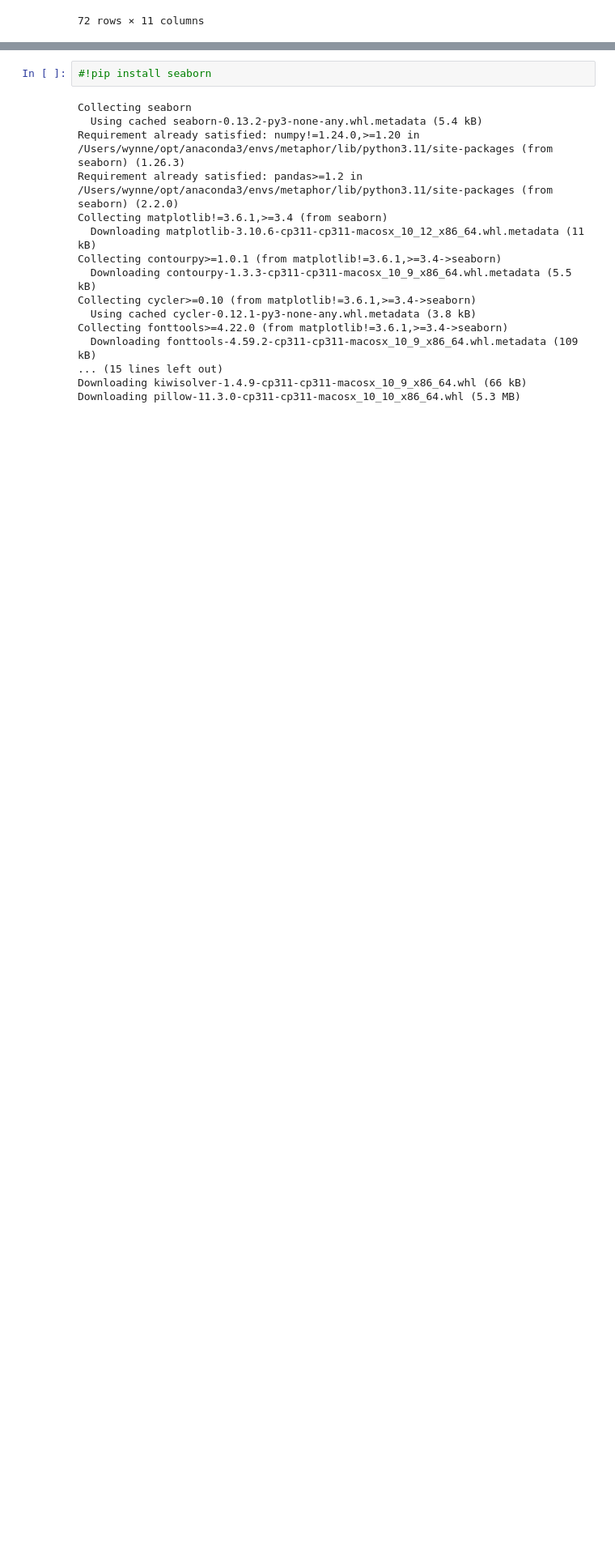
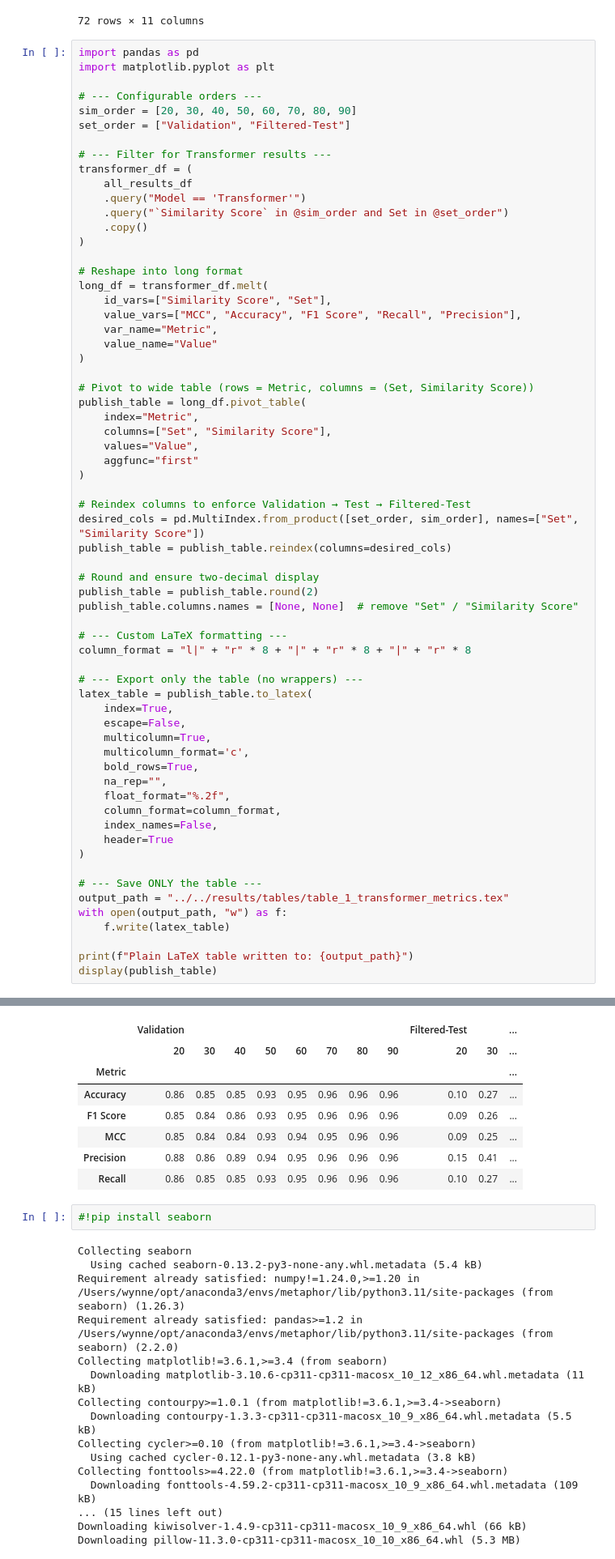
Before and after one commit to nimuh/biogeoformer, a Jupyter notebook: BioGeoFormer_manuscript/scripts/step_8_evaluating_models/8.1_performance_metric_calculations_allsets.ipynb, the cells around one changed output, grey strips where cells are left out. Shown at 81% size. Saved outputs shown, nothing was run; the diff lists cells and outputs as text; blank space fills up the shorter version.

```diff
--- a/BioGeoFormer_manuscript/scripts/step_8_evaluating_models/8.1_performance_metric_calculations_allsets.ipynb
+++ b/BioGeoFormer_manuscript/scripts/step_8_evaluating_models/8.1_performance_metric_calculations_allsets.ipynb
@@ -833,3 +777,68 @@ display(all_results_df)
 | 23 | transformer_test_90.csv | 90.0 | 0.940965 | 0.944941 | 0.945624 | 0.944941 | 0.953938 | 0.0 | ... |
 | 47 | transformer_val_90.csv | 90.0 | 0.957785 | 0.960705 | 0.961669 | 0.960705 | 0.964098 | 0.0 | ... |
 72 rows × 11 columns
+# %%
+import pandas as pd
+import matplotlib.pyplot as plt
+
+# --- Configurable orders ---
+sim_order = [20, 30, 40, 50, 60, 70, 80, 90]
+set_order = ["Validation", "Filtered-Test"]
+
+# --- Filter for Transformer results ---
+transformer_df = (
+    all_results_df
+    .query("Model == 'Transformer'")
+    .query("`Similarity Score` in @sim_order and Set in @set_order")
+    .copy()
+)
+
+# Reshape into long format
+long_df = transformer_df.melt(
+    id_vars=["Similarity Score", "Set"],
+    value_vars=["MCC", "Accuracy", "F1 Score", "Recall", "Precision"],
+    var_name="Metric",
+    value_name="Value"
+)
+
+# Pivot to wide table (rows = Metric, columns = (Set, Similarity Score))
+publish_table = long_df.pivot_table(
+    index="Metric",
+    columns=["Set", "Similarity Score"],
+    values="Value",
+    aggfunc="first"
+)
+
+# Reindex columns to enforce Validation → Test → Filtered-Test
+desired_cols = pd.MultiIndex.from_product([set_order, sim_order], names=["Set", "Similarity Score"])
+publish_table = publish_table.reindex(columns=desired_cols)
+
+# Round and ensure two-decimal display
+publish_table = publish_table.round(2)
+publish_table.columns.names = [None, None]  # remove "Set" / "Similarity Score"
+
+# --- Custom LaTeX formatting ---
+column_format = "l|" + "r" * 8 + "|" + "r" * 8 + "|" + "r" * 8
+
+# --- Export only the table (no wrappers) ---
+latex_table = publish_table.to_latex(
+    index=True,
+    escape=False,
+    multicolumn=True,
+    multicolumn_format='c',
+    bold_rows=True,
+    na_rep="",
+    float_format="%.2f",
+    column_format=column_format,
+    index_names=False,
+    header=True
+)
+
+# --- Save ONLY the table ---
+output_path = "../../results/tables/table_1_transformer_metrics.tex"
+with open(output_path, "w") as f:
+    f.write(latex_table)
+
+print(f"Plain LaTeX table written to: {output_path}")
+display(publish_table)
+# %% [output]
@@ -836,3 +846,11 @@ display(all_results_df)
+|  | Validation |  |  |  |  |  |  |  | Filtered-Test |  | ... |
+|  | 20 | 30 | 40 | 50 | 60 | 70 | 80 | 90 | 20 | 30 | ... |
+| Metric |  |  |  |  |  |  |  |  |  |  | ... |
+| Accuracy | 0.86 | 0.85 | 0.85 | 0.93 | 0.95 | 0.96 | 0.96 | 0.96 | 0.10 | 0.27 | ... |
+| F1 Score | 0.85 | 0.84 | 0.86 | 0.93 | 0.95 | 0.96 | 0.96 | 0.96 | 0.09 | 0.26 | ... |
+| MCC | 0.85 | 0.84 | 0.84 | 0.93 | 0.94 | 0.95 | 0.96 | 0.96 | 0.09 | 0.25 | ... |
+| Precision | 0.88 | 0.86 | 0.89 | 0.94 | 0.95 | 0.96 | 0.96 | 0.96 | 0.15 | 0.41 | ... |
+| Recall | 0.86 | 0.85 | 0.85 | 0.93 | 0.95 | 0.96 | 0.96 | 0.96 | 0.10 | 0.27 | ... |
 # %%
 #!pip install seaborn
 # %% [output]
```
Also changed, not shown: parts of 5 cells of this notebook, 32 other files.
